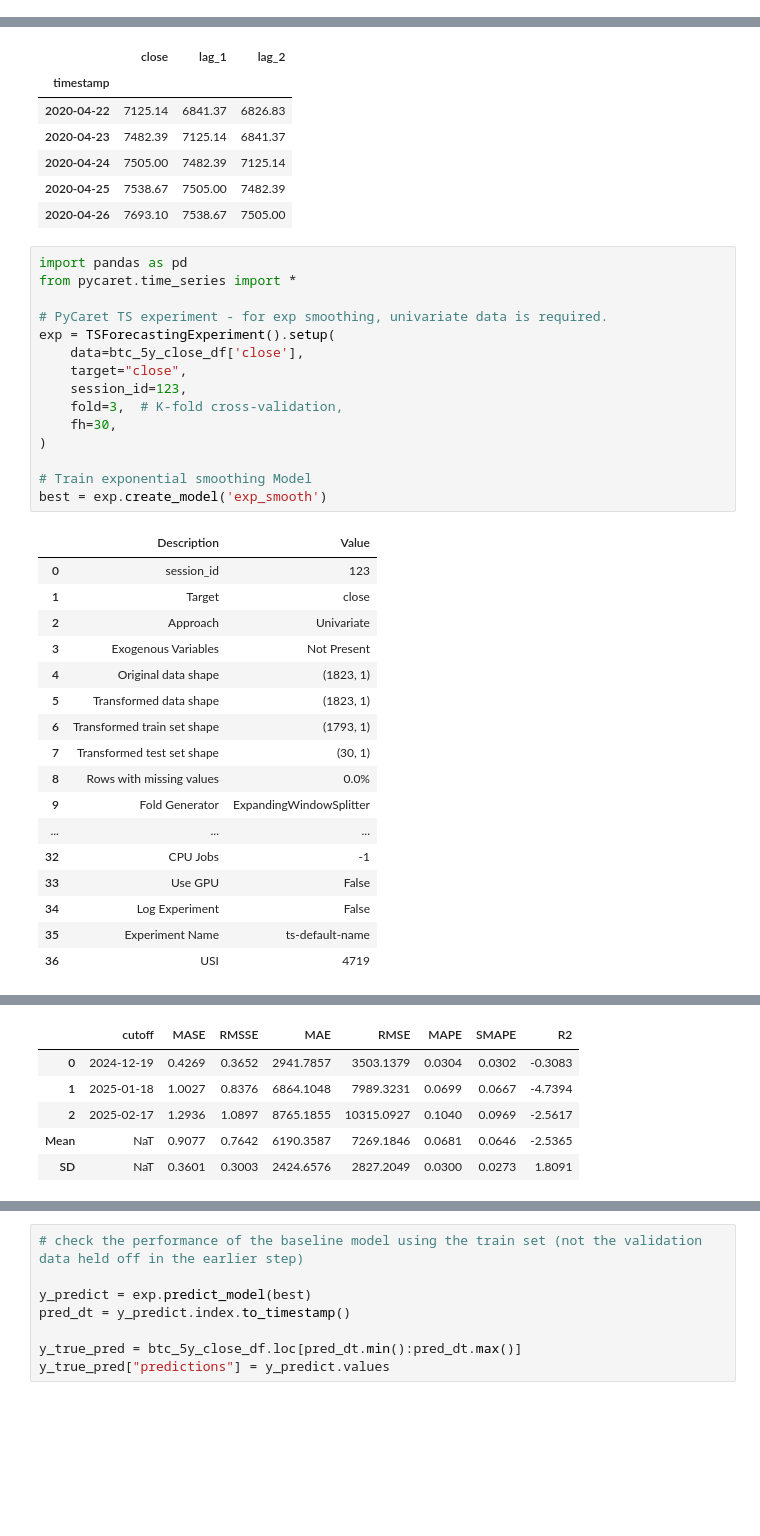
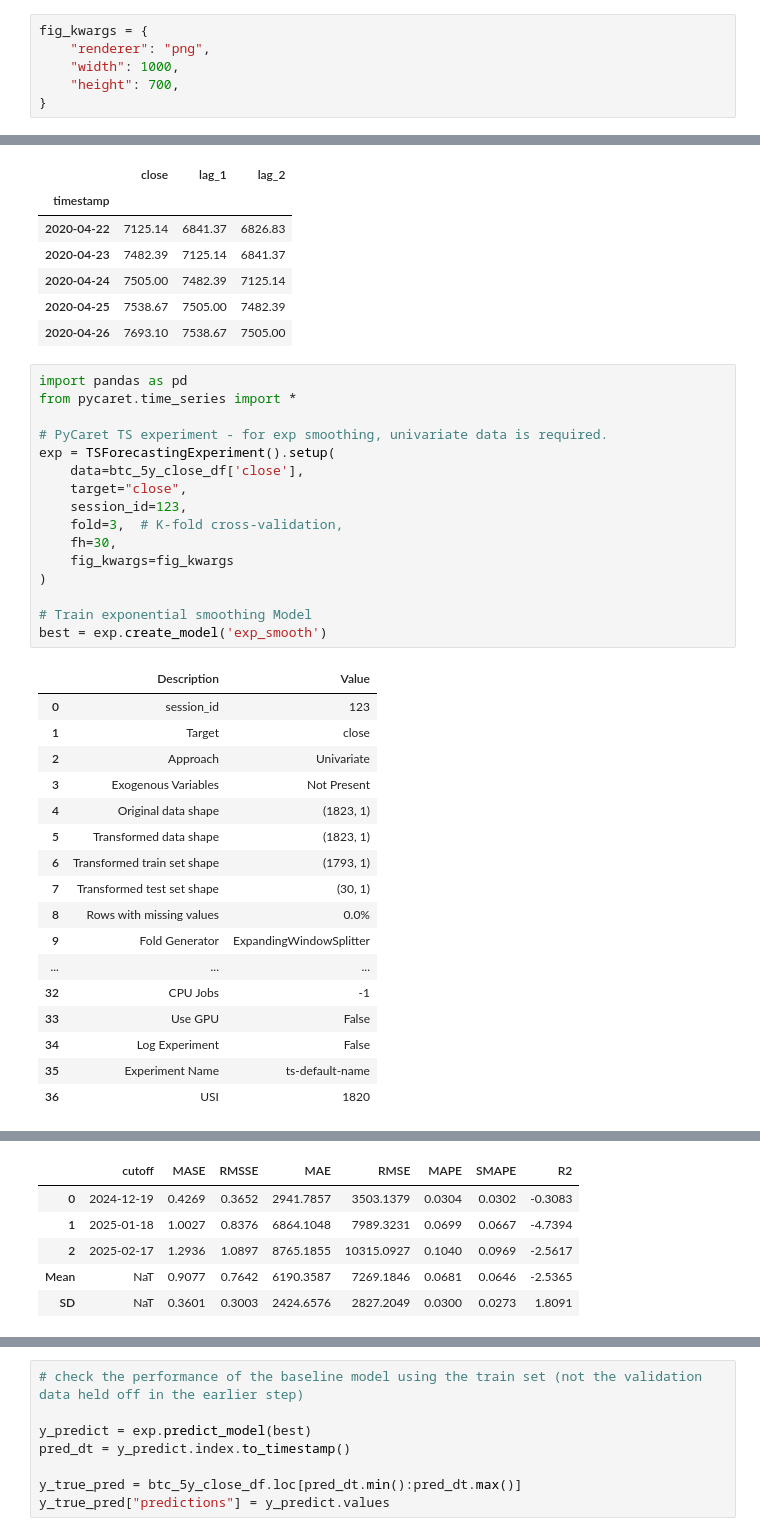
Before and after one commit to RalleyD/COM724_AE2, a Jupyter notebook: notebooks/single-exponential-smoothing.ipynb, the cells around one changed output, grey strips where cells are left out. Cells and saved outputs as stored; diff of their text form; blank space fills up the shorter version.

```diff
--- a/notebooks/single-exponential-smoothing.ipynb
+++ b/notebooks/single-exponential-smoothing.ipynb
@@ -13,6 +13,12 @@ print(btc_5y_df.head().to_markdown())
 | 2020-04-22 00:00:00 | BTCUSDT  | 6841.36 | 7156.38 |  6818 | 7125.14 |  61486.4 |
 | 2020-04-23 00:00:00 | BTCUSDT  | 7125.12 | 7738    |  7020 | 7482.39 | 102774   |
 | 2020-04-24 00:00:00 | BTCUSDT  | 7483.96 | 7615.96 |  7388 | 7505    |  60182.1 |
+# %%
+fig_kwargs = {
+    "renderer": "png",
+    "width": 1000,
+    "height": 700,
+}
 # %%
 # xgboost_experiment = setup(btc_5y_df.loc[:,'close'], fh = 3, fold = 5, session_id = 123)
 # close prices
@@ -63,34 +69,35 @@ import pandas as pd
 from pycaret.time_series import *
 
 # PyCaret TS experiment - for exp smoothing, univariate data is required.
 exp = TSForecastingExperiment().setup(
     data=btc_5y_close_df['close'],
     target="close",
     session_id=123,
     fold=3,  # K-fold cross-validation,
     fh=30,
+    fig_kwargs=fig_kwargs
 )
 
 # Train exponential smoothing Model
 best = exp.create_model('exp_smooth')
 # %% [output]
 |  | Description | Value |
 | 0 | session_id | 123 |
 | 1 | Target | close |
 | 2 | Approach | Univariate |
 | 3 | Exogenous Variables | Not Present |
 | 4 | Original data shape | (1823, 1) |
 | 5 | Transformed data shape | (1823, 1) |
 | 6 | Transformed train set shape | (1793, 1) |
 | 7 | Transformed test set shape | (30, 1) |
 | 8 | Rows with missing values | 0.0% |
 | 9 | Fold Generator | ExpandingWindowSplitter |
 | ... | ... | ... |
 | 32 | CPU Jobs | -1 |
 | 33 | Use GPU | False |
 | 34 | Log Experiment | False |
 | 35 | Experiment Name | ts-default-name |
-| 36 | USI | 4719 |
+| 36 | USI | 1820 |
 [interactive output not drawn]
 |  | cutoff | MASE | RMSSE | MAE | RMSE | MAPE | SMAPE | R2 |
 | 0 | 2024-12-19 | 0.4269 | 0.3652 | 2941.7857 | 3503.1379 | 0.0304 | 0.0302 | -0.3083 |
```
Also changed, not shown: parts of 8 cells of this notebook.
